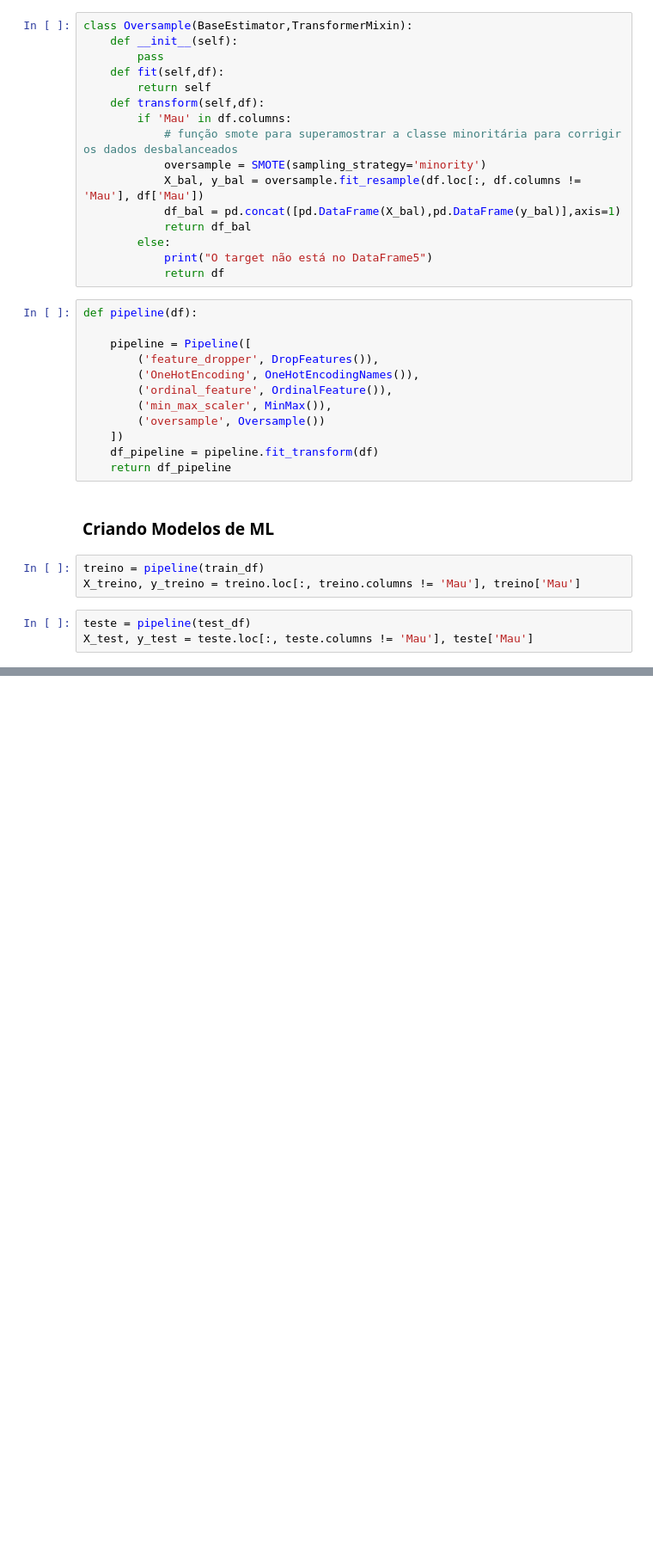
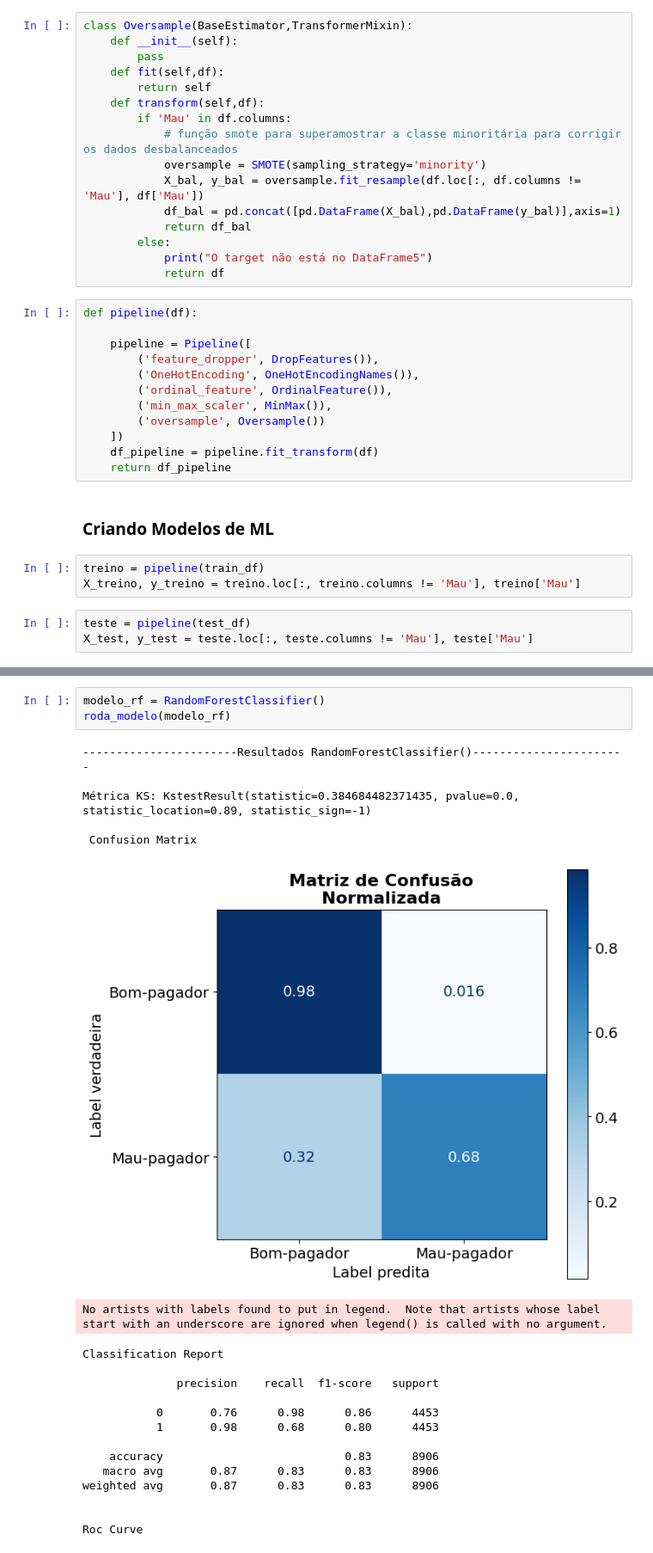
Before and after one commit to torvess/credit_score_07-10-2024, a Jupyter notebook: notebooks/credit_score.ipynb, the cells around one changed output, grey strips where cells are left out. Shown at 86% size. Saved outputs shown, nothing was run; the diff lists cells and outputs as text; blank space fills up the shorter version.

```diff
--- a/notebooks/credit_score.ipynb
+++ b/notebooks/credit_score.ipynb
@@ -778,0 +870,24 @@ X_test, y_test = teste.loc[:, teste.columns != 'Mau'], teste['Mau']
+# %%
+modelo_rf = RandomForestClassifier()
+roda_modelo(modelo_rf)
+# %% [output]
+-----------------------Resultados RandomForestClassifier()-----------------------
+
+Métrica KS: KstestResult(statistic=0.384684482371435, pvalue=0.0, statistic_location=0.89, statistic_sign=-1)
+
+ Confusion Matrix
+[figure, added]
+No artists with labels found to put in legend.  Note that artists whose label start with an underscore are ignored when legend() is called with no argument.
+Classification Report
+
+              precision    recall  f1-score   support
+
+           0       0.76      0.98      0.86      4453
+           1       0.98      0.68      0.80      4453
+
+    accuracy                           0.83      8906
+   macro avg       0.87      0.83      0.83      8906
+weighted avg       0.87      0.83      0.83      8906
+
+
+Roc Curve
```
Also changed, not shown: parts of 9 cells of this notebook, 1 other file.
